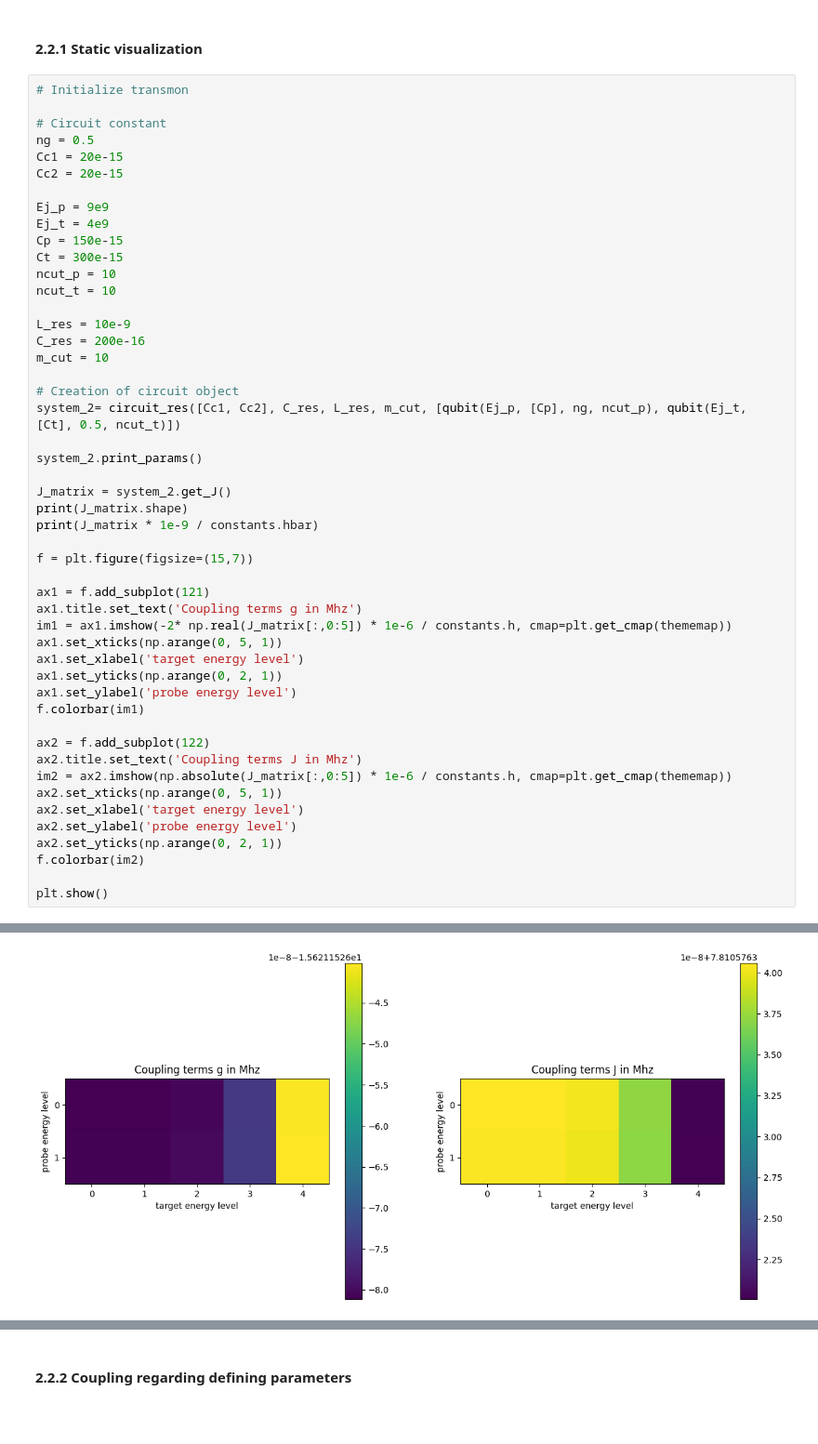
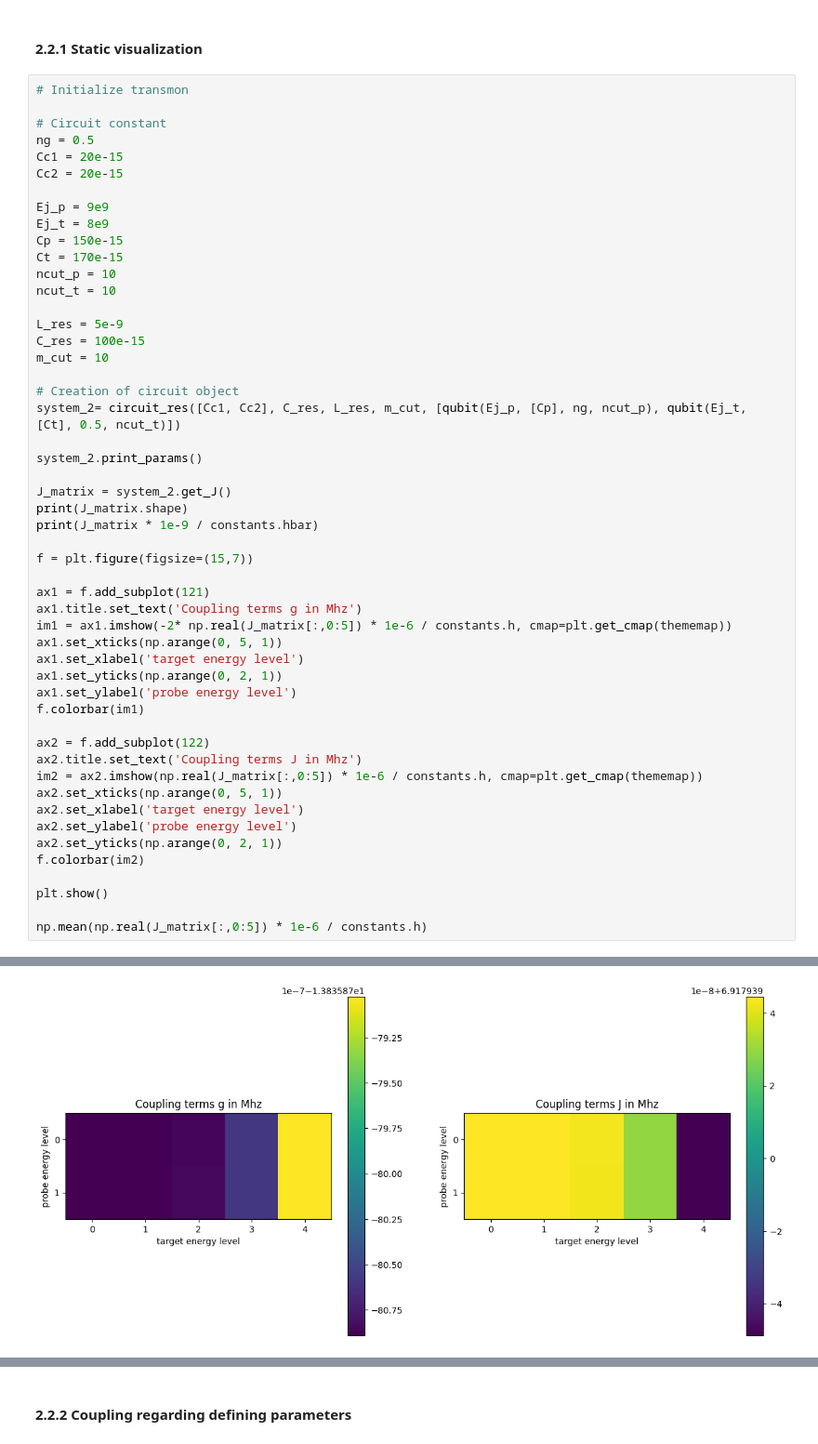
Before and after one commit to balerat/Master-thesis---Superconducting-circuit-analysis, a Jupyter notebook: main/Resonator Coupling.ipynb, the cells around one changed output, grey strips where cells are left out. Shown: that part at 93% size. Drawn from its saved outputs; the diff is of its cells as text; blank space fills up the shorter version.

```diff
--- a/main/Resonator Coupling.ipynb
+++ b/main/Resonator Coupling.ipynb
@@ -202,14 +206,14 @@ Cc1 = 20e-15
 Cc2 = 20e-15
 
 Ej_p = 9e9
-Ej_t = 4e9
+Ej_t = 8e9
 Cp = 150e-15
-Ct = 300e-15
+Ct = 170e-15
 ncut_p = 10
 ncut_t = 10
 
-L_res = 10e-9
-C_res = 200e-16
+L_res = 5e-9
+C_res = 100e-15
 m_cut = 10
 
 # Creation of circuit object
@@ -234,7 +238,7 @@ f.colorbar(im1)
 
 ax2 = f.add_subplot(122)
 ax2.title.set_text('Coupling terms J in Mhz')
-im2 = ax2.imshow(np.absolute(J_matrix[:,0:5]) * 1e-6 / constants.h, cmap=plt.get_cmap(thememap))
+im2 = ax2.imshow(np.real(J_matrix[:,0:5]) * 1e-6 / constants.h, cmap=plt.get_cmap(thememap))
 ax2.set_xticks(np.arange(0, 5, 1))
 ax2.set_xlabel('target energy level')
 ax2.set_ylabel('probe energy level')
@@ -242,6 +246,8 @@ ax2.set_yticks(np.arange(0, 2, 1))
 f.colorbar(im2)
 
 plt.show()
+
+np.mean(np.real(J_matrix[:,0:5]) * 1e-6 / constants.h)
 # %% [output]
 Probe ------------------
 Ej:    9.000000000000002 GHz
@@ -263 +269 @@ Ej/Ec : 61.95073790233083
-[figure, old version]
+[figure, new version]
```
Also changed, not shown: parts of 10 cells of this notebook, 5 other files.
